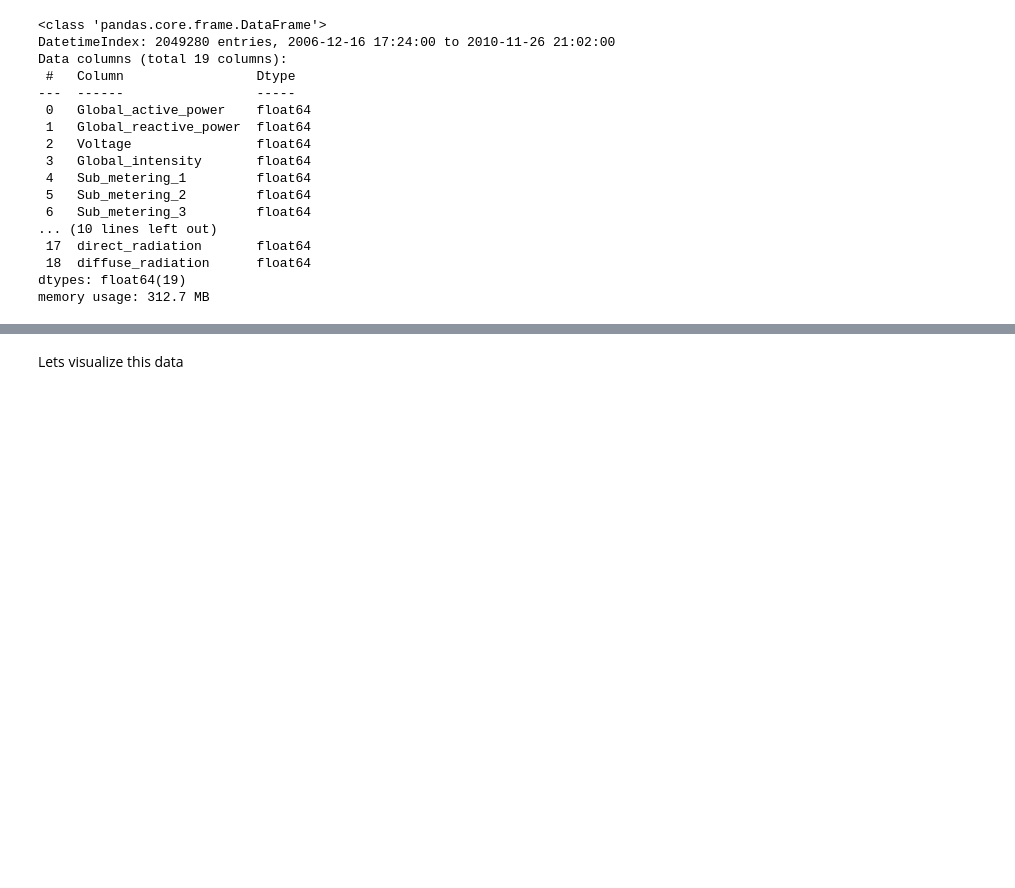
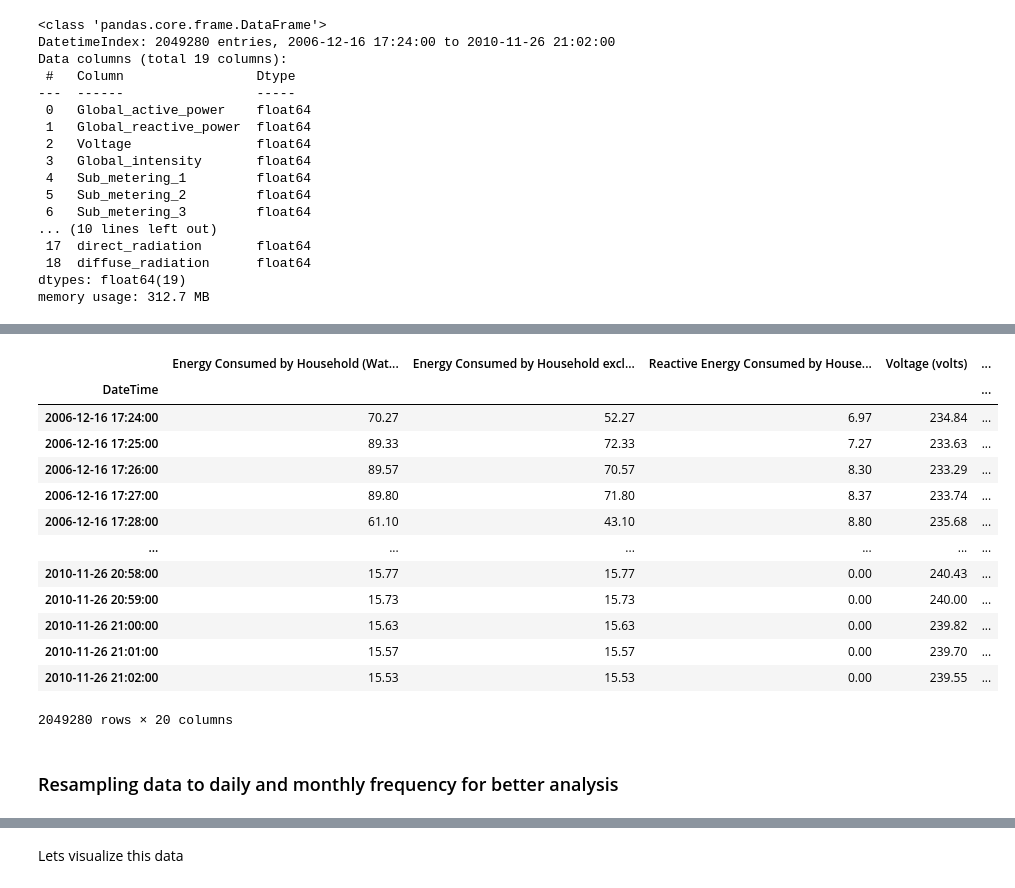
Before and after one commit to anishk18/BrainStation_CapstoneProject, a Jupyter notebook: notebooks/03-pre-processing_AdvancedEDA_Sprint 2.ipynb, the cells around one changed output, grey strips where cells are left out. Saved outputs shown, nothing was run; the diff lists cells and outputs as text; code cells hidden in the pictures; blank space fills up the shorter version.

```diff
--- a/notebooks/03-pre-processing.ipynb
+++ b/notebooks/03-pre-processing_AdvancedEDA_Sprint 2.ipynb
@@ -170,0 +158,5 @@ Name: Global_active_power, dtype: float64
+# %%
+#We need to calculate the active energy consumed by the household excluding the submet, which is the difference between the total active power and the sub-metered values.
+# The formula is: Active Energy Consumed = Global_active_power * 1000 /60 - Sub_metering_1 - Sub_metering_2 - Sub_metering_3
+power_df_clean['Energy Consumed by Household excluding sub-meterings 1, 2 and 3 (Watt-hour)'] = power_df_clean['Global_active_power (kilowatts)'] * 1000 / 60 -power_df_clean['Sub_metering_1 (watt-hours of active energy)'] - power_df_clean['Sub_metering_2 (watt-hours of active energy)'] - power_df_clean['Sub_metering_3 (watt-hours of active energy)']
+power_df_clean.head()
@@ -170,0 +174,3 @@ Name: Global_active_power, dtype: float64
+# %%
+#lets also for consistency create a column for the total  reactive energy consumed by the household from reactive power
+power_df_clean['Reactive Energy Consumed by Household (Watt-hour)'] = power_df_clean['Global_reactive_power (kilowatts)'] * 1000 / 60
@@ -170,0 +188,6 @@ Name: Global_active_power, dtype: float64
+# %%
+# Move the last three columns to the front
+cols = list(power_df_clean.columns)
+new_order = cols[-3:] + cols[:-3]
+power_df_clean = power_df_clean[new_order]
+power_df_clean.head()
@@ -170,0 +203,24 @@ Name: Global_active_power, dtype: float64
+# %%
+#lets drop the glbobal active power column as it is not needed anymore
+power_df_clean.drop(columns=['Global_active_power (kilowatts)'], inplace=True)
+#lets also drop the global reactive power column as it is not needed anymore
+power_df_clean.drop(columns=['Global_reactive_power (kilowatts)'], inplace=True)
+# %%
+power_df_clean
+# %% [output]
+|  | Energy Consumed by Household (Wat... | Energy Consumed by Household excl... | Reactive Energy Consumed by House... | Voltage (volts) | ... |
+| DateTime |  |  |  |  | ... |
+| 2006-12-16 17:24:00 | 70.27 | 52.27 | 6.97 | 234.84 | ... |
+| 2006-12-16 17:25:00 | 89.33 | 72.33 | 7.27 | 233.63 | ... |
+| 2006-12-16 17:26:00 | 89.57 | 70.57 | 8.30 | 233.29 | ... |
+| 2006-12-16 17:27:00 | 89.80 | 71.80 | 8.37 | 233.74 | ... |
+| 2006-12-16 17:28:00 | 61.10 | 43.10 | 8.80 | 235.68 | ... |
+| ... | ... | ... | ... | ... | ... |
+| 2010-11-26 20:58:00 | 15.77 | 15.77 | 0.00 | 240.43 | ... |
+| 2010-11-26 20:59:00 | 15.73 | 15.73 | 0.00 | 240.00 | ... |
+| 2010-11-26 21:00:00 | 15.63 | 15.63 | 0.00 | 239.82 | ... |
+| 2010-11-26 21:01:00 | 15.57 | 15.57 | 0.00 | 239.70 | ... |
+| 2010-11-26 21:02:00 | 15.53 | 15.53 | 0.00 | 239.55 | ... |
+2049280 rows × 20 columns
+# %% [markdown]
+### Resampling data to daily and  monthly frequency for better analysis
```
Also changed, not shown: parts of 51 cells of this notebook, 10 other files.
